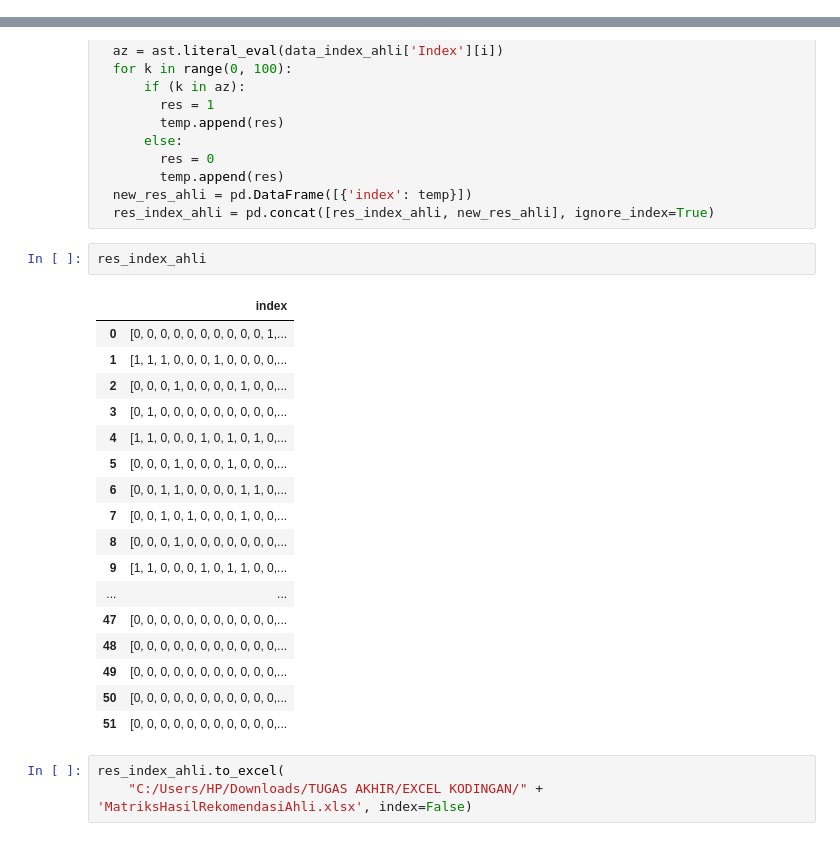
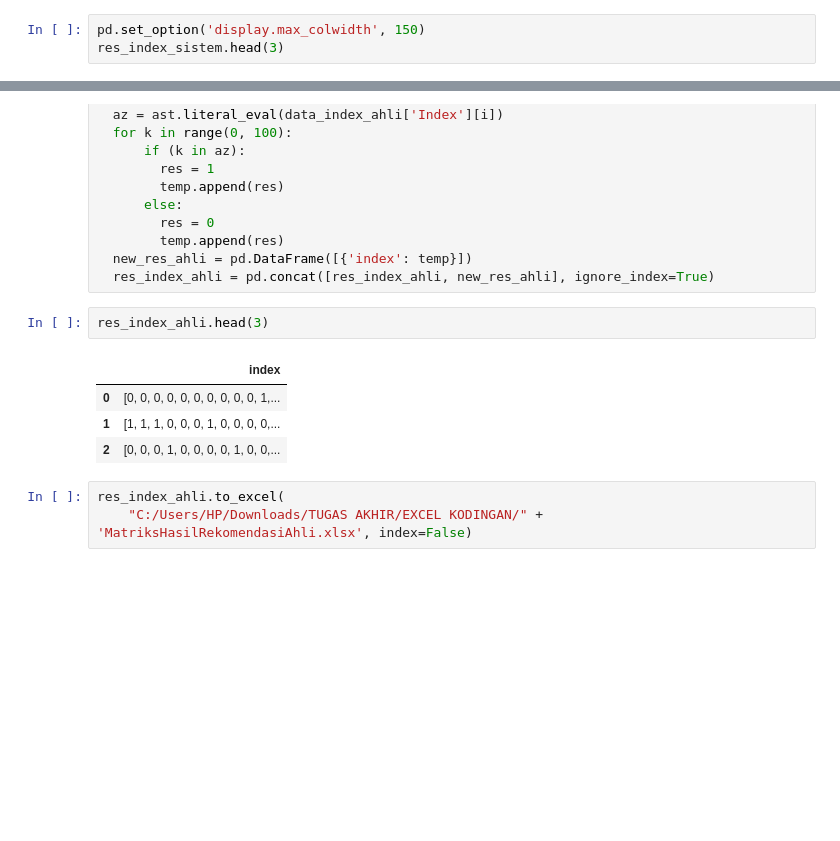
Before and after one commit to elizams1/Model-Recommendation-Skincare-Product, a Jupyter notebook: TheModels/ConvertDataRekomendasi.ipynb, the cells around one changed output, grey strips where cells are left out. Cells and saved outputs as stored; diff of their text form; blank space fills up the shorter version.

```diff
--- a/TheModels/ConvertDataRekomendasi.ipynb
+++ b/TheModels/ConvertDataRekomendasi.ipynb
@@ -89,0 +70,3 @@ res_index_sistem
+# %%
+pd.set_option('display.max_colwidth', 150)
+res_index_sistem.head(3)
@@ -138,25 +126,12 @@ for i in range(0, len(data_index_ahli)):
   new_res_ahli = pd.DataFrame([{'index': temp}])
   res_index_ahli = pd.concat([res_index_ahli, new_res_ahli], ignore_index=True)
 # %%
-res_index_ahli
+res_index_ahli.head(3)
 # %% [output]
 |  | index |
 | 0 | [0, 0, 0, 0, 0, 0, 0, 0, 0, 0, 1,... |
 | 1 | [1, 1, 1, 0, 0, 0, 1, 0, 0, 0, 0,... |
 | 2 | [0, 0, 0, 1, 0, 0, 0, 0, 1, 0, 0,... |
-| 3 | [0, 1, 0, 0, 0, 0, 0, 0, 0, 0, 0,... |
-| 4 | [1, 1, 0, 0, 0, 1, 0, 1, 0, 1, 0,... |
-| 5 | [0, 0, 0, 1, 0, 0, 0, 1, 0, 0, 0,... |
-| 6 | [0, 0, 1, 1, 0, 0, 0, 0, 1, 1, 0,... |
-| 7 | [0, 0, 1, 0, 1, 0, 0, 0, 1, 0, 0,... |
-| 8 | [0, 0, 0, 1, 0, 0, 0, 0, 0, 0, 0,... |
-| 9 | [1, 1, 0, 0, 0, 1, 0, 1, 1, 0, 0,... |
-| ... | ... |
-| 47 | [0, 0, 0, 0, 0, 0, 0, 0, 0, 0, 0,... |
-| 48 | [0, 0, 0, 0, 0, 0, 0, 0, 0, 0, 0,... |
-| 49 | [0, 0, 0, 0, 0, 0, 0, 0, 0, 0, 0,... |
-| 50 | [0, 0, 0, 0, 0, 0, 0, 0, 0, 0, 0,... |
-| 51 | [0, 0, 0, 0, 0, 0, 0, 0, 0, 0, 0,... |
 # %%
 res_index_ahli.to_excel(
     "C:/Users/HP/Downloads/TUGAS AKHIR/EXCEL KODINGAN/" + 'MatriksHasilRekomendasiAhli.xlsx', index=False)
```
Also changed, not shown: parts of 2 cells of this notebook, 1 other file.
